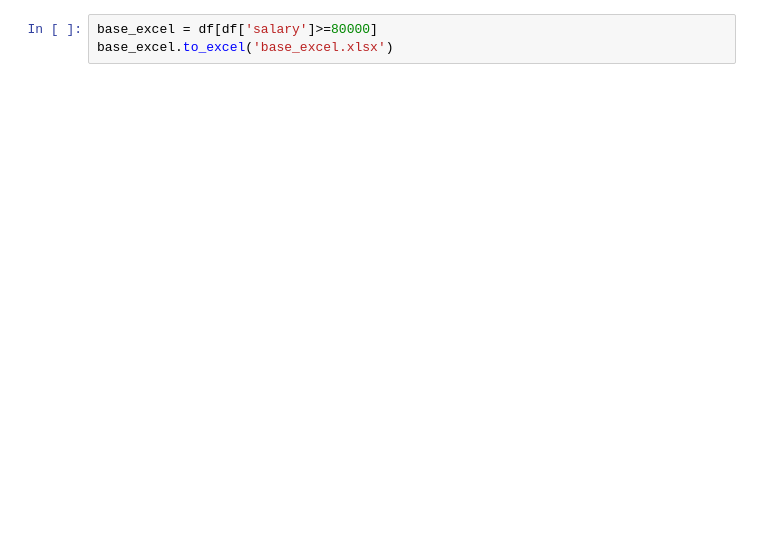
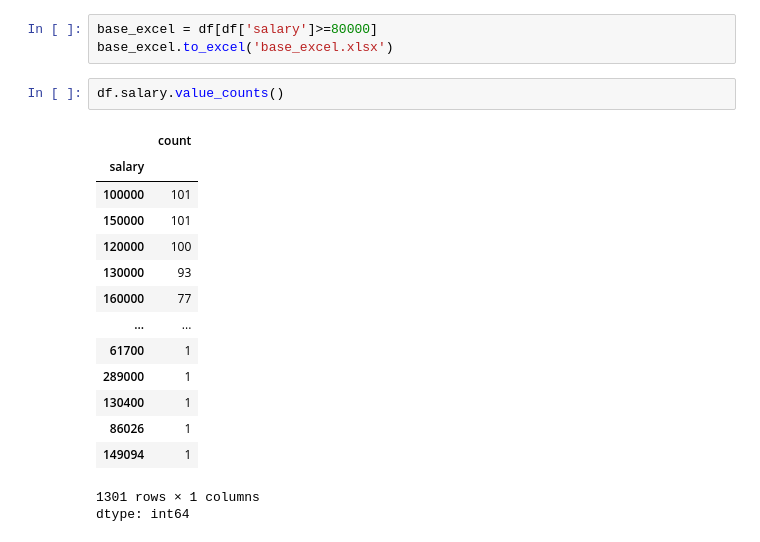
Before and after one commit to Souzadfs/Data_Science, a Jupyter notebook: Analista_de_dados.ipynb, the cells around one changed output. Drawn from its saved outputs; the diff is of its cells as text; blank space fills up the shorter version.

```diff
--- a/Analista_de_dados.ipynb
+++ b/Analista_de_dados.ipynb
@@ -160,3 +160,21 @@ df[df['salary']>=80000]
 # %%
 base_excel = df[df['salary']>=80000]
 base_excel.to_excel('base_excel.xlsx')
+# %%
+df.salary.value_counts()
+# %% [output]
+|  | count |
+| salary |  |
+| 100000 | 101 |
+| 150000 | 101 |
+| 120000 | 100 |
+| 130000 | 93 |
+| 160000 | 77 |
+| ... | ... |
+| 61700 | 1 |
+| 289000 | 1 |
+| 130400 | 1 |
+| 86026 | 1 |
+| 149094 | 1 |
+1301 rows × 1 columns
+dtype: int64
```
Also changed, not shown: parts of 2 cells of this notebook.
